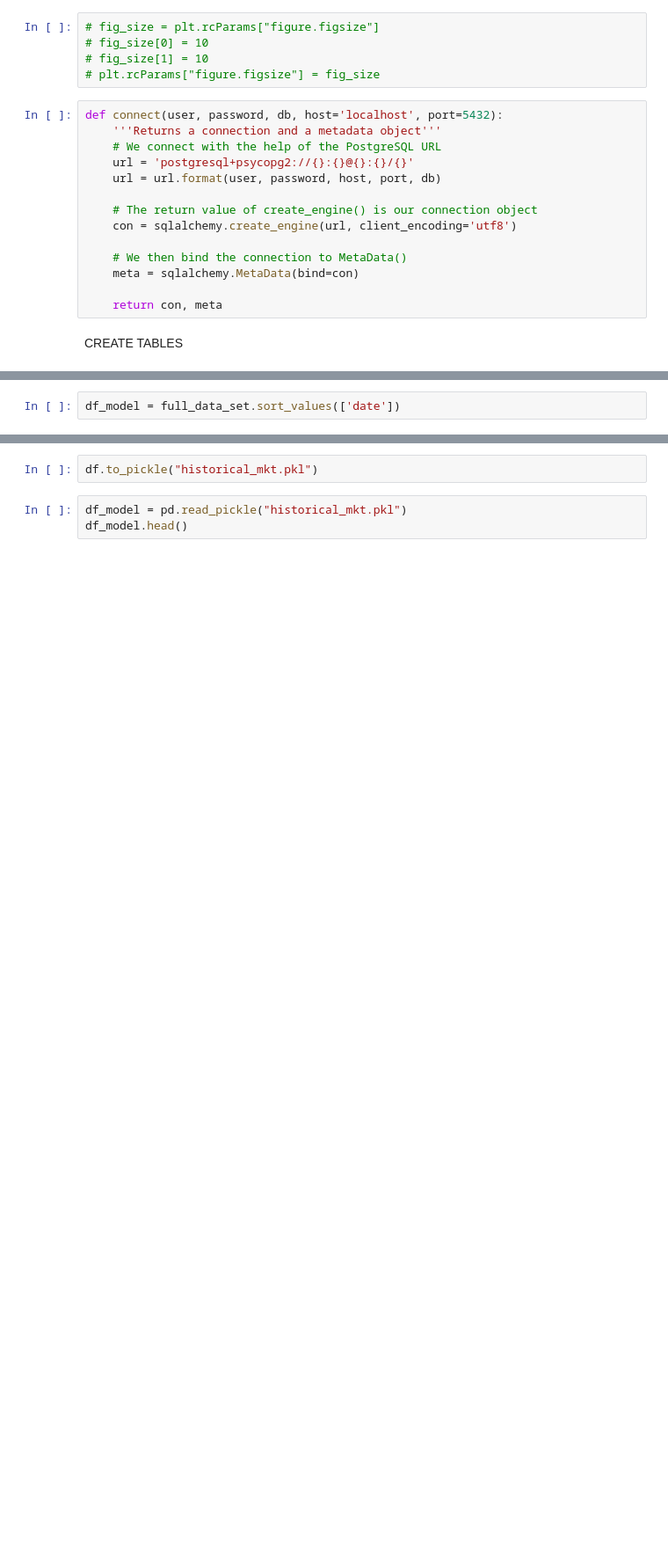
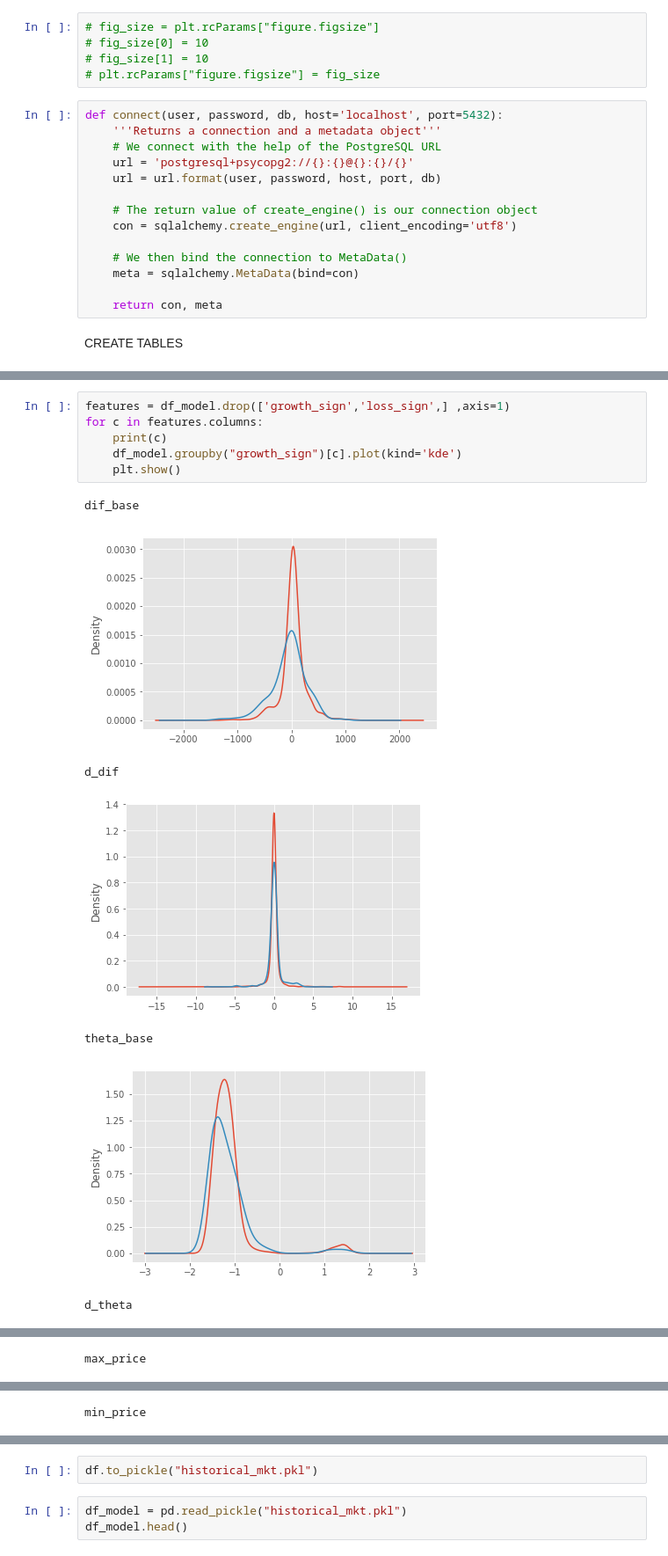
Before and after one commit to eduardocurado/crypto_bot, a Jupyter notebook: Notebooks/Data_analysis_crypto20180322.ipynb, the cells around one changed output, grey strips where cells are left out. Shown at 88% size. Saved outputs shown, nothing was run; the diff lists cells and outputs as text; blank space fills up the shorter version.

Commit message:
Notebook data explanatory

```diff
--- a/Notebooks/Data_analysis_crypto20180322.ipynb
+++ b/Notebooks/Data_analysis_crypto20180322.ipynb
@@ -266,2 +345,0 @@ full_data_set['theta_base_p'] = full_data_set['theta_current_y']
-# %%
-df_model = full_data_set.sort_values(['date'])
@@ -339,0 +413,14 @@ df.head()
+# %%
+features = df_model.drop(['growth_sign','loss_sign',] ,axis=1)
+for c in features.columns:
+    print(c)
+    df_model.groupby("growth_sign")[c].plot(kind='kde')
+    plt.show()
+# %% [output]
+dif_base
+[figure, added]
+d_dif
+[figure, added]
+theta_base
+[figure, added]
+d_theta
@@ -339,0 +428 @@ df.head()
+max_price
@@ -339,0 +430 @@ df.head()
+min_price
```
Also changed, not shown: parts of 47 cells of this notebook, 7 other files.
